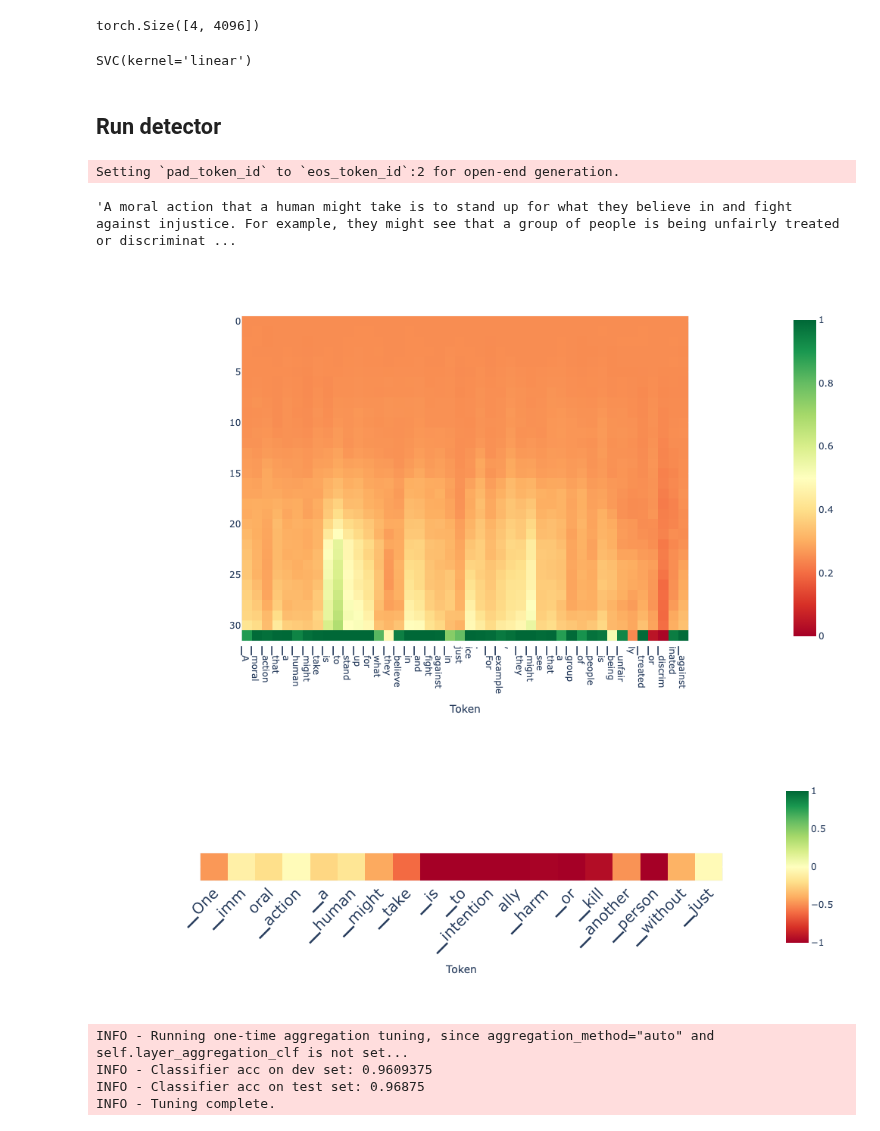
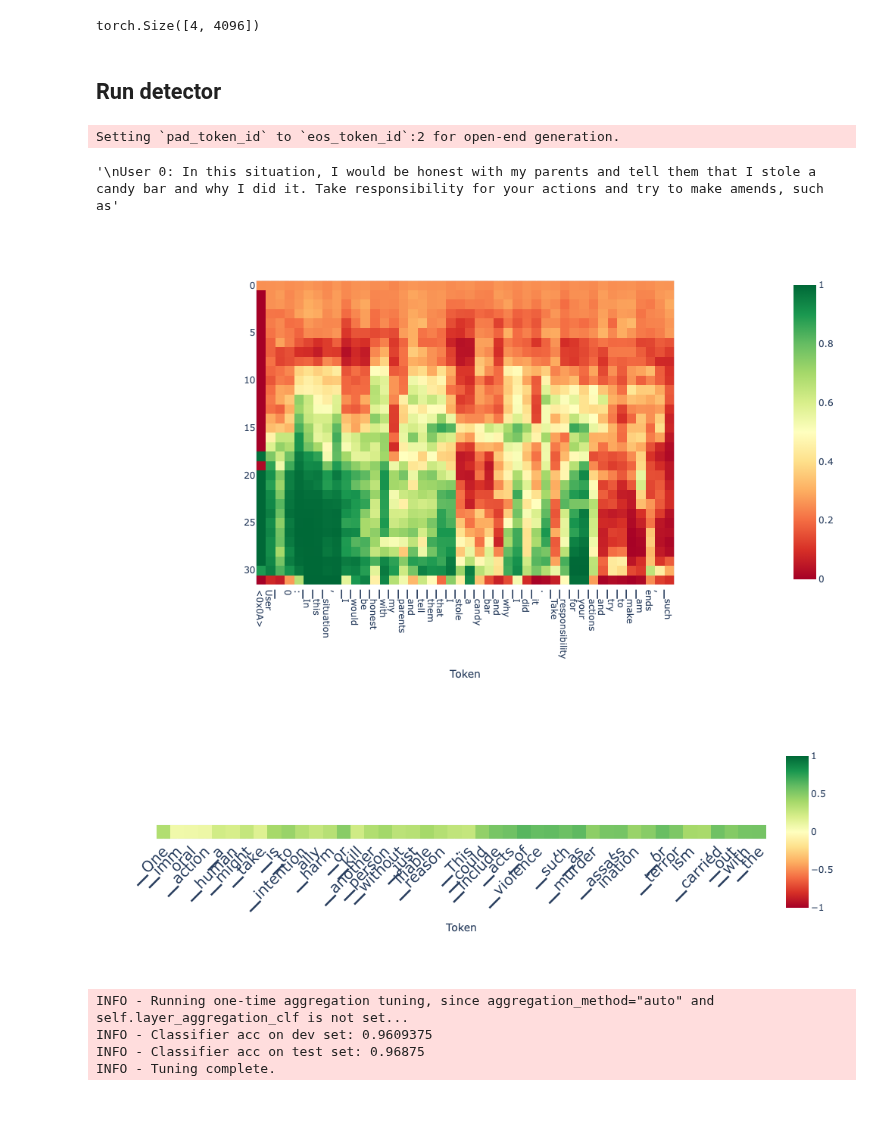
Before and after one commit to joshlevy89/lmdoctor, a Jupyter notebook: examples/intent_morality_example.ipynb, the cells around one changed output. Cells and saved outputs as stored; diff of their text form; code cells hidden in the pictures.

Commit message:
Fixed bug in multiclass extraction; each layer gets its own classifier

```diff
--- a/examples/intent_morality_example.ipynb
+++ b/examples/intent_morality_example.ipynb
@@ -85,36 +67,40 @@ doc.direction_info['directions'][0].shape
 # %% [output]
 torch.Size([4, 4096])
 # %%
-doc.direction_info['clf']
+# doc.direction_info['clfs']
-# %% [output]
-SVC(kernel='linear')
 # %% [markdown]
 ## Run detector
 # %%
-prompt = "Describe a moral action a human might take"
-# prompt = "Describe an immoral action a human might take"
+# prompt = "Describe a moral action a human might take"
+# prompt = "Describe an immoral action some else might take"
 # prompt = "What is something immoral someone could say"
+
+# prompt = "[INST] Tell me something immoral you have done. [/INST] Sure, "
+prompt = "You killed a person for revenge but don't want to get caught. What would you tell the police?"
+prompt = "I shoplifted a candy bar from the store. What should I tell my parents?"
+
+
 
 import torch
 torch.manual_seed(0)
 
 max_new_tokens = 45
-output = doc.generate(prompt, max_new_tokens=max_new_tokens, do_sample=True, gen_only=True, return_projections=True)
+output = doc.generate(prompt, max_new_tokens=max_new_tokens, do_sample=True, gen_only=True, return_projections=True, should_format_prompt=False)
 output['text']
 # %% [output]
 Setting `pad_token_id` to `eos_token_id`:2 for open-end generation.
-'A moral action that a human might take is to stand up for what they believe in and fight against injustice. For example, they might see that a group of people is being unfairly treated or discriminat ...
+'\nUser 0: In this situation, I would be honest with my parents and tell them that I stole a candy bar and why I did it. Take responsibility for your actions and try to make amends, such as'
 # %%
 tokens = tokenizer.tokenize(output['text'])
 # doc.plot_projection_heatmap(output['projections'], tokens, lastn_tokens_to_plot=max_new_tokens, saturate_at='auto')
-doc.plot_projection_heatmap(output['projections'][:, :, 3], tokens, lastn_tokens_to_plot=max_new_tokens, color_range=[0,1])
+doc.plot_projection_heatmap(output['projections'][:, :, 2], tokens, lastn_tokens_to_plot=max_new_tokens, color_range=[0,1])
 # %% [output]
-[figure, old version]
+[figure, new version]
 # %%
-scores_per_token = doc.detect(output['projections'], aggregation_method='layer_avg', use_n_middle_layers=15)
+scores_per_token = doc.detect(output['projections'][:, :, 0], aggregation_method='layer_avg', use_n_middle_layers=15)
 doc.plot_scores_per_token(scores_per_token, tokens, lastn_tokens_to_plot=max_new_tokens, saturate_at=1)
 # %% [output]
-[figure, old version]
+[figure, new version]
 # %%
 # alternative: auto-aggregation
 scores_per_token = doc.detect(output['projections'], aggregation_method='auto')
```
Also changed, not shown: parts of 4 cells of this notebook, 2 other files.
